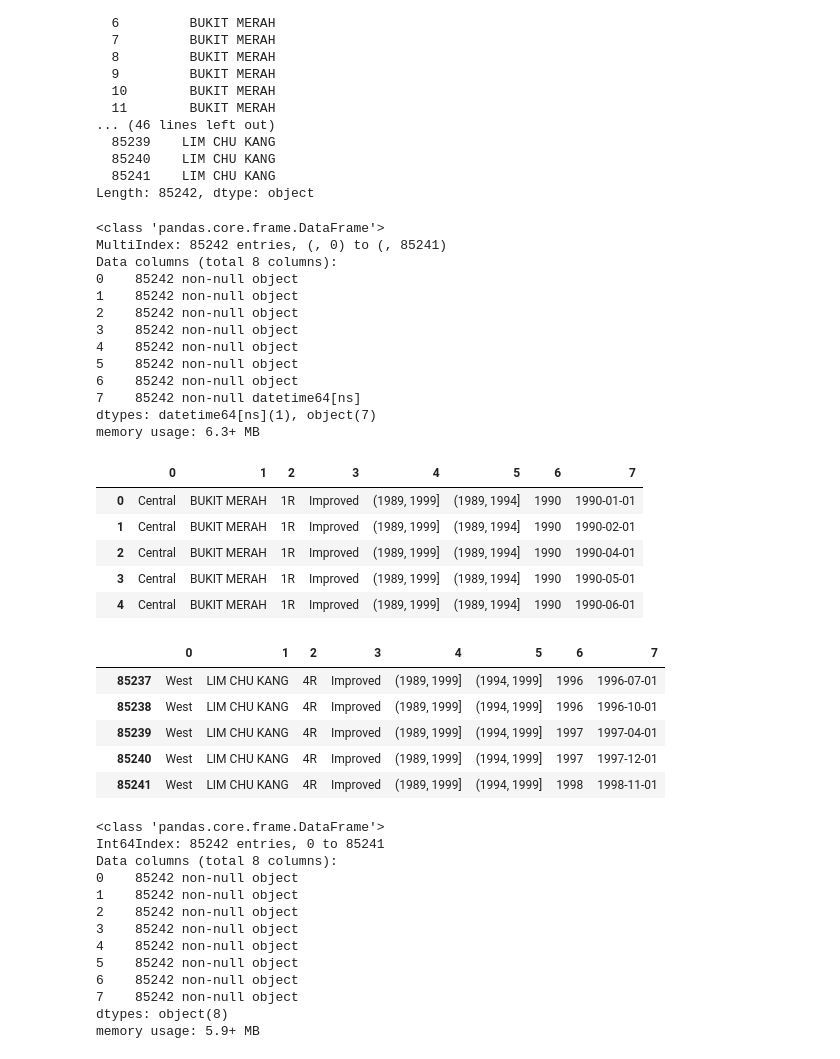
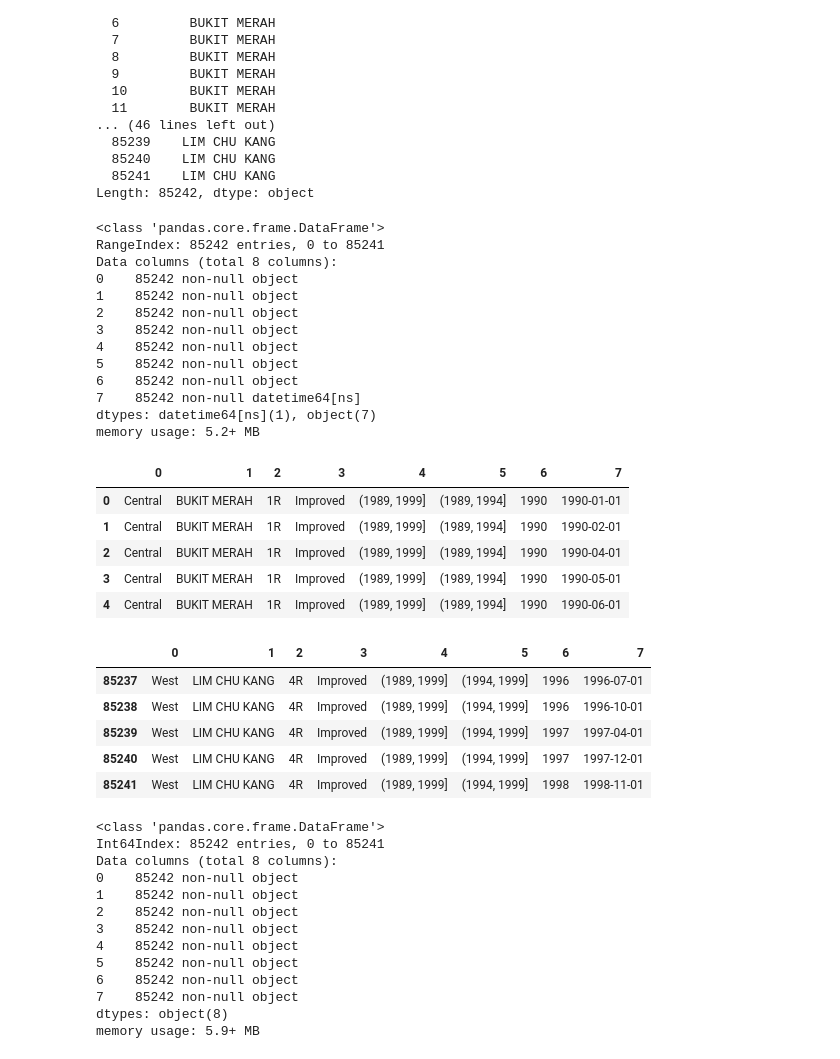
Before and after one commit to ravi-gopalan/singapore_hdb_price_analysis, a Jupyter notebook: singapore_hdb_resale_transactions.ipynb, the cells around one changed output. Drawn from its saved outputs; the diff is of its cells as text; code cells hidden in the pictures.

```diff
--- a/singapore_hdb_resale_transactions.ipynb
+++ b/singapore_hdb_resale_transactions.ipynb
@@ -916,37 +936,38 @@ Length: 85242, dtype: object
 # %%
 df_grouped_updated_1 = pd.concat([region, town, flat_type, flat_model, \
                                    resale_10yr, resale_5yr, resale_year, resale_month \
                                    ],\
-                               axis=1)
+                               axis=1).reset_index()
+df_grouped_updated_1.drop(columns=['level_0','level_1'],inplace=True)
 df_grouped_updated_1.info()
 df_grouped_updated_1.head()
 df_grouped_updated_1.tail()
 # %% [output]
 <class 'pandas.core.frame.DataFrame'>
-MultiIndex: 85242 entries, (, 0) to (, 85241)
+RangeIndex: 85242 entries, 0 to 85241
 Data columns (total 8 columns):
 0    85242 non-null object
 1    85242 non-null object
 2    85242 non-null object
 3    85242 non-null object
 4    85242 non-null object
 5    85242 non-null object
 6    85242 non-null object
 7    85242 non-null datetime64[ns]
 dtypes: datetime64[ns](1), object(7)
-memory usage: 6.3+ MB
+memory usage: 5.2+ MB
-|  |  | 0 | 1 | 2 | 3 | 4 | 5 | 6 | 7 |
-|  | 0 | Central | BUKIT MERAH | 1R | Improved | (1989, 1999] | (1989, 1994] | 1990 | 1990-01-01 |
-|  | 1 | Central | BUKIT MERAH | 1R | Improved | (1989, 1999] | (1989, 1994] | 1990 | 1990-02-01 |
-|  | 2 | Central | BUKIT MERAH | 1R | Improved | (1989, 1999] | (1989, 1994] | 1990 | 1990-04-01 |
-|  | 3 | Central | BUKIT MERAH | 1R | Improved | (1989, 1999] | (1989, 1994] | 1990 | 1990-05-01 |
-|  | 4 | Central | BUKIT MERAH | 1R | Improved | (1989, 1999] | (1989, 1994] | 1990 | 1990-06-01 |
+|  | 0 | 1 | 2 | 3 | 4 | 5 | 6 | 7 |
+| 0 | Central | BUKIT MERAH | 1R | Improved | (1989, 1999] | (1989, 1994] | 1990 | 1990-01-01 |
+| 1 | Central | BUKIT MERAH | 1R | Improved | (1989, 1999] | (1989, 1994] | 1990 | 1990-02-01 |
+| 2 | Central | BUKIT MERAH | 1R | Improved | (1989, 1999] | (1989, 1994] | 1990 | 1990-04-01 |
+| 3 | Central | BUKIT MERAH | 1R | Improved | (1989, 1999] | (1989, 1994] | 1990 | 1990-05-01 |
+| 4 | Central | BUKIT MERAH | 1R | Improved | (1989, 1999] | (1989, 1994] | 1990 | 1990-06-01 |
-|  |  | 0 | 1 | 2 | 3 | 4 | 5 | 6 | 7 |
-|  | 85237 | West | LIM CHU KANG | 4R | Improved | (1989, 1999] | (1994, 1999] | 1996 | 1996-07-01 |
-|  | 85238 | West | LIM CHU KANG | 4R | Improved | (1989, 1999] | (1994, 1999] | 1996 | 1996-10-01 |
-|  | 85239 | West | LIM CHU KANG | 4R | Improved | (1989, 1999] | (1994, 1999] | 1997 | 1997-04-01 |
-|  | 85240 | West | LIM CHU KANG | 4R | Improved | (1989, 1999] | (1994, 1999] | 1997 | 1997-12-01 |
-|  | 85241 | West | LIM CHU KANG | 4R | Improved | (1989, 1999] | (1994, 1999] | 1998 | 1998-11-01 |
+|  | 0 | 1 | 2 | 3 | 4 | 5 | 6 | 7 |
+| 85237 | West | LIM CHU KANG | 4R | Improved | (1989, 1999] | (1994, 1999] | 1996 | 1996-07-01 |
+| 85238 | West | LIM CHU KANG | 4R | Improved | (1989, 1999] | (1994, 1999] | 1996 | 1996-10-01 |
+| 85239 | West | LIM CHU KANG | 4R | Improved | (1989, 1999] | (1994, 1999] | 1997 | 1997-04-01 |
+| 85240 | West | LIM CHU KANG | 4R | Improved | (1989, 1999] | (1994, 1999] | 1997 | 1997-12-01 |
+| 85241 | West | LIM CHU KANG | 4R | Improved | (1989, 1999] | (1994, 1999] | 1998 | 1998-11-01 |
 # %%
 df_grouped_updated_2 = pd.concat([resale_price_sum, resale_price_count, resale_price_mean, resale_price_median,\
                                    floor_area_sqm_sum, floor_area_sqm_count, floor_area_sqm_mean, floor_area_sqm_median],\
```
Also changed, not shown: parts of 7 cells of this notebook.
